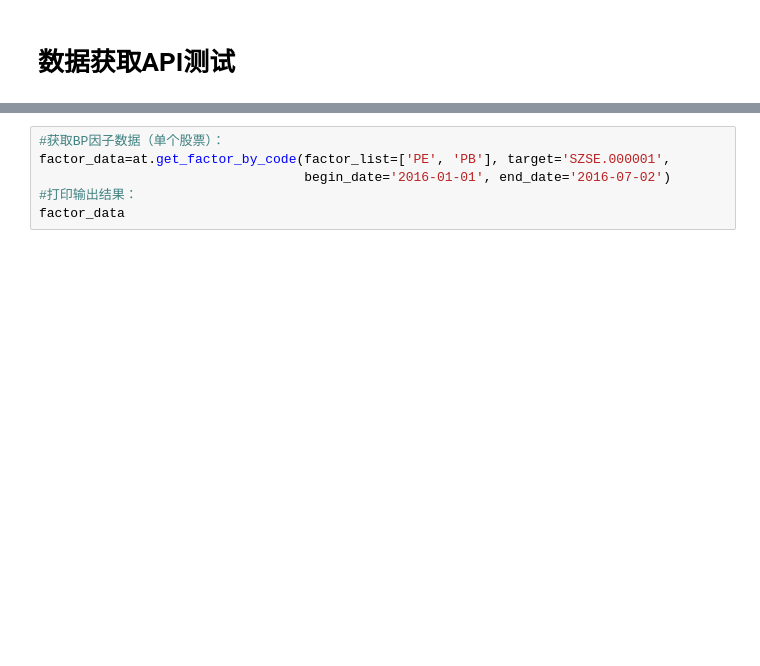
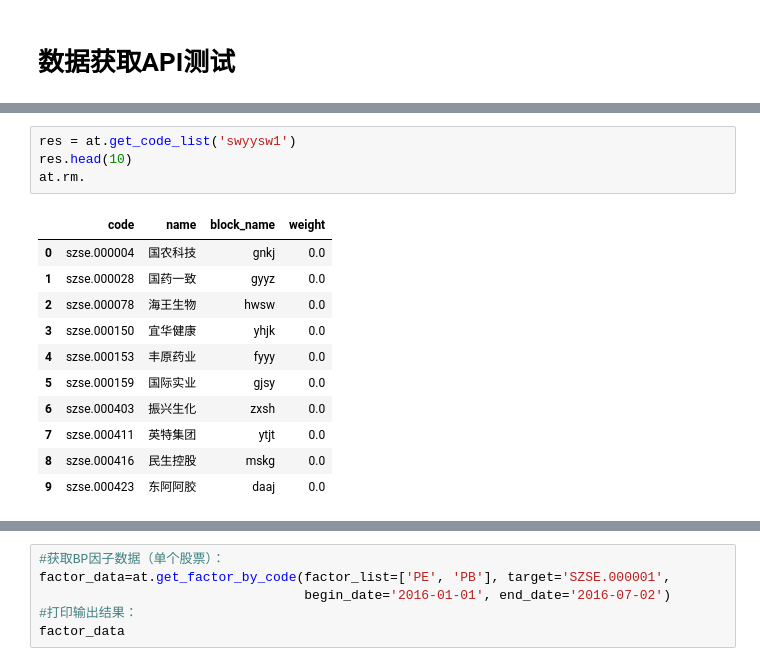
Before and after one commit to JoshuaQYH/TIDIBEI, a Jupyter notebook: data_exploration.ipynb, the cells around one changed output, grey strips where cells are left out. Cells and saved outputs as stored; diff of their text form; blank space fills up the shorter version.

```diff
--- a/data_exploration.ipynb
+++ b/data_exploration.ipynb
@@ -7,0 +29,16 @@ import matplotlib.pyplot as plt
+# %%
+res = at.get_code_list('swyysw1')
+res.head(10)
+at.rm.
+# %% [output]
+|  | code | name | block_name | weight |
+| 0 | szse.000004 | 国农科技 | gnkj | 0.0 |
+| 1 | szse.000028 | 国药一致 | gyyz | 0.0 |
+| 2 | szse.000078 | 海王生物 | hwsw | 0.0 |
+| 3 | szse.000150 | 宜华健康 | yhjk | 0.0 |
+| 4 | szse.000153 | 丰原药业 | fyyy | 0.0 |
+| 5 | szse.000159 | 国际实业 | gjsy | 0.0 |
+| 6 | szse.000403 | 振兴生化 | zxsh | 0.0 |
+| 7 | szse.000411 | 英特集团 | ytjt | 0.0 |
+| 8 | szse.000416 | 民生控股 | mskg | 0.0 |
+| 9 | szse.000423 | 东阿阿胶 | daaj | 0.0 |
```
Also changed, not shown: parts of 3 cells of this notebook, 7 other files.
